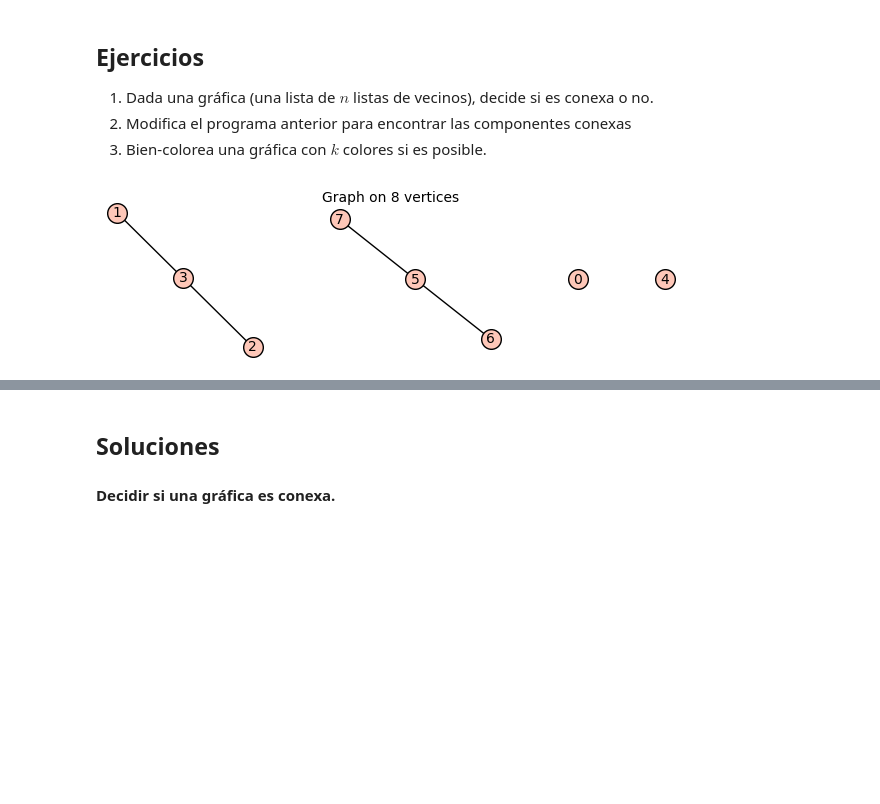
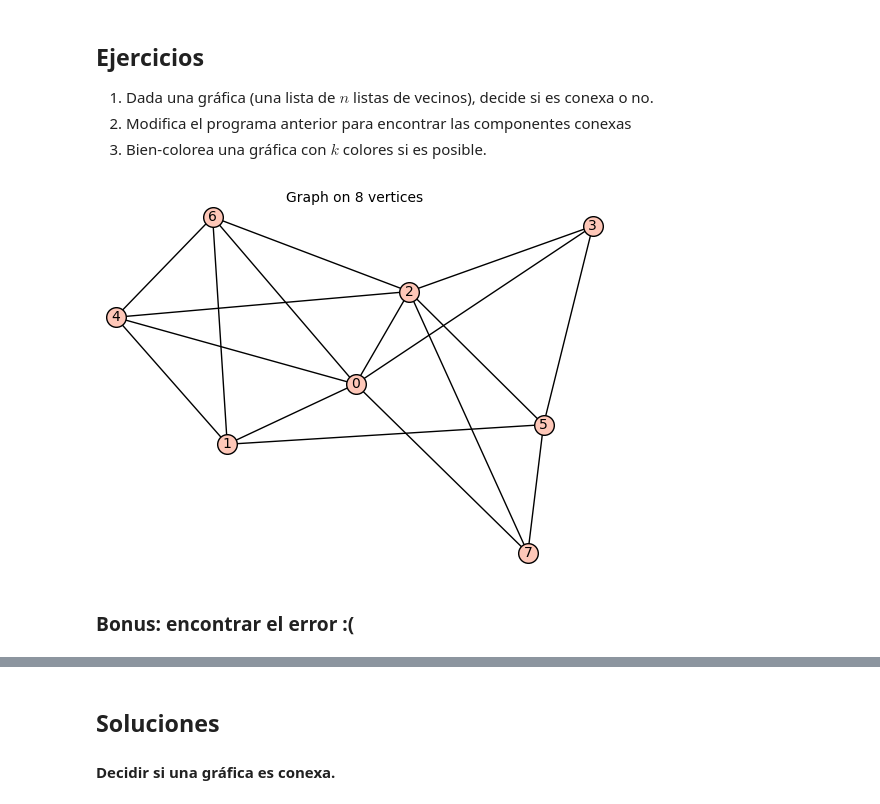
Before and after one commit to mraggi/ProgramacionParaMatematicos, a Jupyter notebook: 09.Busqueda.ipynb, the cells around one changed output, grey strips where cells are left out. Saved outputs shown, nothing was run; the diff lists cells and outputs as text; code cells hidden in the pictures; blank space fills up the shorter version.

```diff
--- a/09.Busqueda.ipynb
+++ b/09.Busqueda.ipynb
@@ -208,0 +284,5 @@ arbol = crear_arbol_aleatorio(8); arbol
+# %%
+r = 1
+for i in range(1,10000):
+    r *= i
+r
@@ -245,6 +327,8 @@ def to_sage(G):
                 S.add_edge((u,v))
     return S
 # %%
-to_sage(grafica_aleatoria(8,0.1))
+to_sage(grafica_aleatoria(8,0.5))
 # %% [output]
-[figure, old version]
+[figure, new version]
+# %% [markdown]
+### Bonus: encontrar el error :(
```
Also changed, not shown: parts of 33 cells of this notebook.
